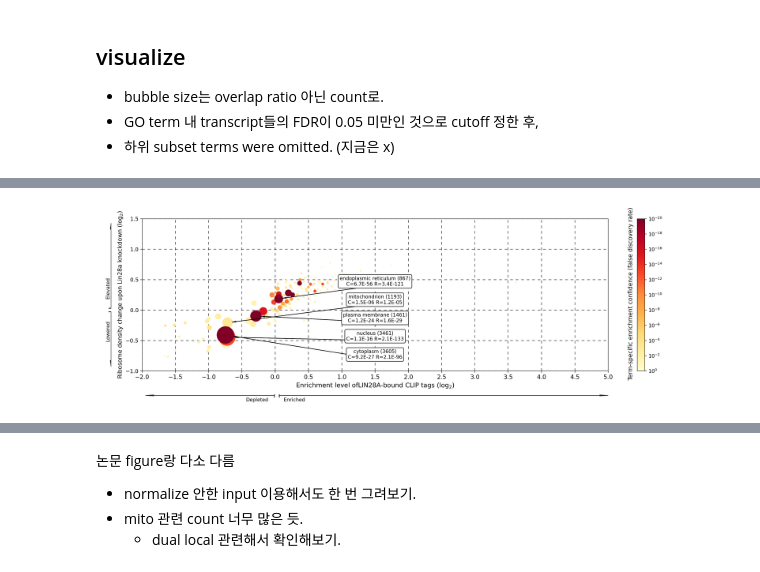
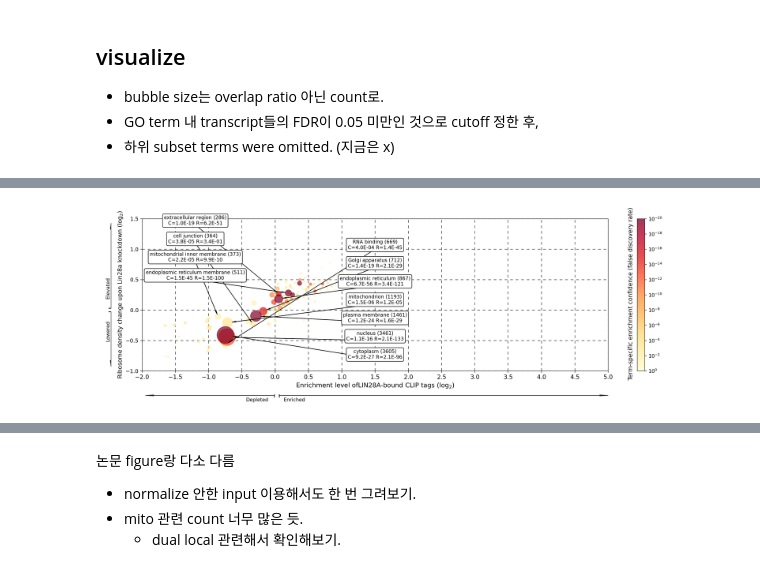
Before and after one commit to dong-gi-jang/binfo, a Jupyter notebook: Free 2/Free2_Fig5A.ipynb, the cells around one changed output, grey strips where cells are left out. Saved outputs shown, nothing was run; the diff lists cells and outputs as text; code cells hidden in the pictures.

```diff
--- a/Free 2/Free2_Fig5A.ipynb
+++ b/Free 2/Free2_Fig5A.ipynb
@@ -460,7 +426,7 @@ plt.ylim(-1,1.5)
 plt.xticks(np.arange(-2, 5.01, step=0.5),fontsize=12)
 plt.yticks(np.arange(-1, 1.51, step=0.5),fontsize=11)
 plt.grid(True, color='black', linestyle='--',dashes=(7,7),linewidth=0.8)
-plt.scatter(pltinput['CLIP_mean'],  pltinput['Rden_mean'],  s=(pltinput['count']/3).tolist(),  c=pltinput['Clip_FDR'].tolist(), norm=colors.LogNorm(vmin=10**-20, vmax=1), cmap='YlOrRd_r',zorder=2)
+plt.scatter(pltinput['CLIP_mean'],  pltinput['Rden_mean'],  s=(pltinput['count']/3).tolist(),  c=pltinput['Clip_FDR'].tolist(), norm=colors.LogNorm(vmin=10**-20, vmax=1),alpha=0.7, cmap='YlOrRd_r',zorder=2)
 
 
 # balloon 위치 지정, text 지정, arrow
@@ -469,9 +435,16 @@ xval = 1.5
 yval = -0.8
 ## 0.0027이라는 임의의 값으로 scaling하여, radius에 비례할 값 도출.
 pltinput_sortcount['scaled_radius'] = (( (pltinput_sortcount['count'])**0.5 ) * 1/(2**(1/2)) * 0.0027).tolist()
-## 5개만 일단 테스트
-for i in pltinput_sortcount.index[:5]:
+## 몇개만 일단 테스트
+excludelist = ['cytoskeleton','intracellular membrane-bounded organelle']
+repeatcount = 0
+for i in pltinput_sortcount.index[:13]:
+  if repeatcount ==7:
+    xval = -1.2
+    yval = 0.5
   textname = pltinput_sortcount.loc[i,'name_1006']
+  if textname in excludelist:
+    continue
   cval = pltinput_sortcount.loc[i,'Clip_p-value']
   rval = pltinput_sortcount.loc[i,'Rden_p-value']
   count = pltinput_sortcount.loc[i,'count']
@@ -492,7 +465,7 @@ for i in pltinput_sortcount.index[:5]:
   plt.arrow(xval, yval, dxtocircum, dytocircum, zorder =3, head_width=0.015,lw=1,color='black',head_length=0.06,length_includes_head=True)
   plt.text(xval, yval, f'{textname} ({count})\nC={cval:.1E} R={rval:.1E}', bbox=box1,ha='center',zorder=4)
   yval +=0.3
-
+  repeatcount+=1
 
 # 오른쪽 colorbar 관련 설정
 b = plt.colorbar()
@@ -504,31 +477,31 @@ b.ax.invert_yaxis()
 
 # 왼쪽 Ribosome density arrow 설정
 ax2 = plt.subplot(gs[0],sharey=ax1)
 plt.xlim(0,0)
 plt.axis('off')
 plt.arrow(0.05,0.03,0,1.4,head_width=0.015,lw=1,color='black',head_length=0.1,length_includes_head=True)
 plt.arrow(0.05,-0.03,0,-0.9,head_width=0.015,lw=1,color='black',head_length=0.1,length_includes_head=True)
 plt.text(0,0.2,'Elevated',rotation=90)
 plt.text(0,-0.5,'Lowered',rotation=90)
 plt.plot([0.03, 0.08], [0.03, 0.03],color="black")
 plt.plot([0.03, 0.08], [-0.03, -0.03],color="black")
 
 
 # 아래 Clip enrichment arrow 설정
 ax3 = plt.subplot(gs[3],sharex=ax1)
 plt.ylim(0,0)
 plt.axis('off')
 plt.arrow(-0.35,0.03,3.95,0,head_width=0.015,lw=1,color='black',head_length=0.1,length_includes_head=True)
 plt.arrow(-0.41,0.03,-1.55,0,head_width=0.015,lw=1,color='black',head_length=0.1,length_includes_head=True)
 plt.text(-0.3,-0.07,'Enriched')
 plt.text(-0.75,-0.07,'Depleted')
 plt.plot([-0.35, -0.35], [0.04, 0],color="black")
 plt.plot([-0.41, -0.41], [0.04, 0],color="black")
 
 
 # plotting
 plt.tight_layout()
 plt.show()
 None
 # %% [output]
-[figure, old version]
+[figure, new version]
```
Also changed, not shown: parts of 10 cells of this notebook.
